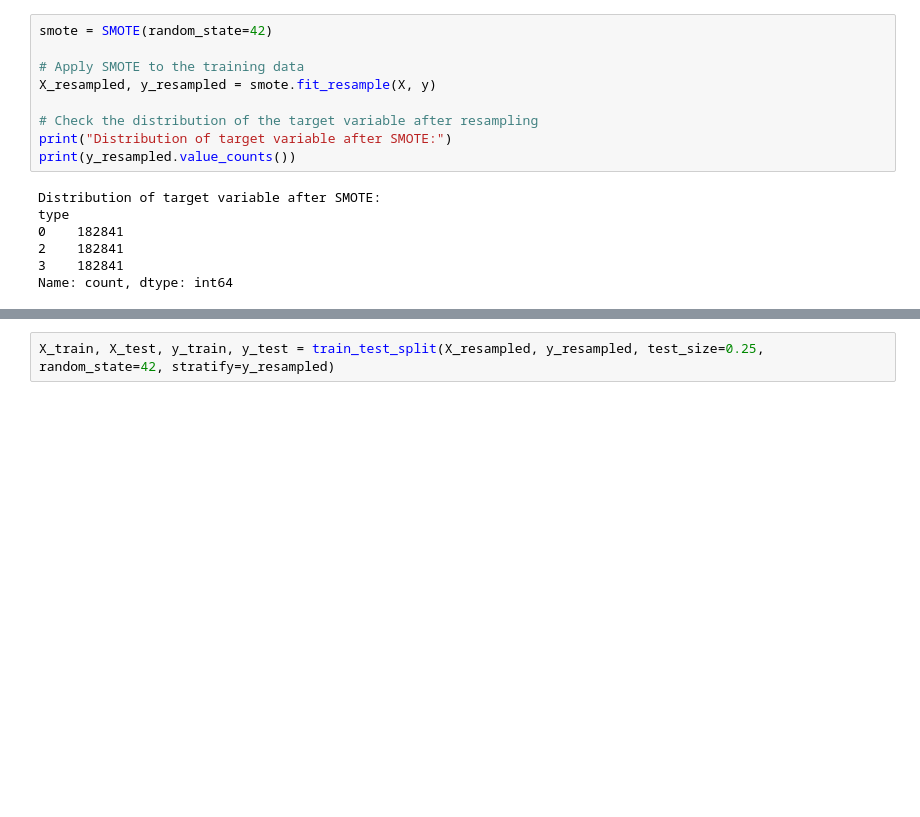
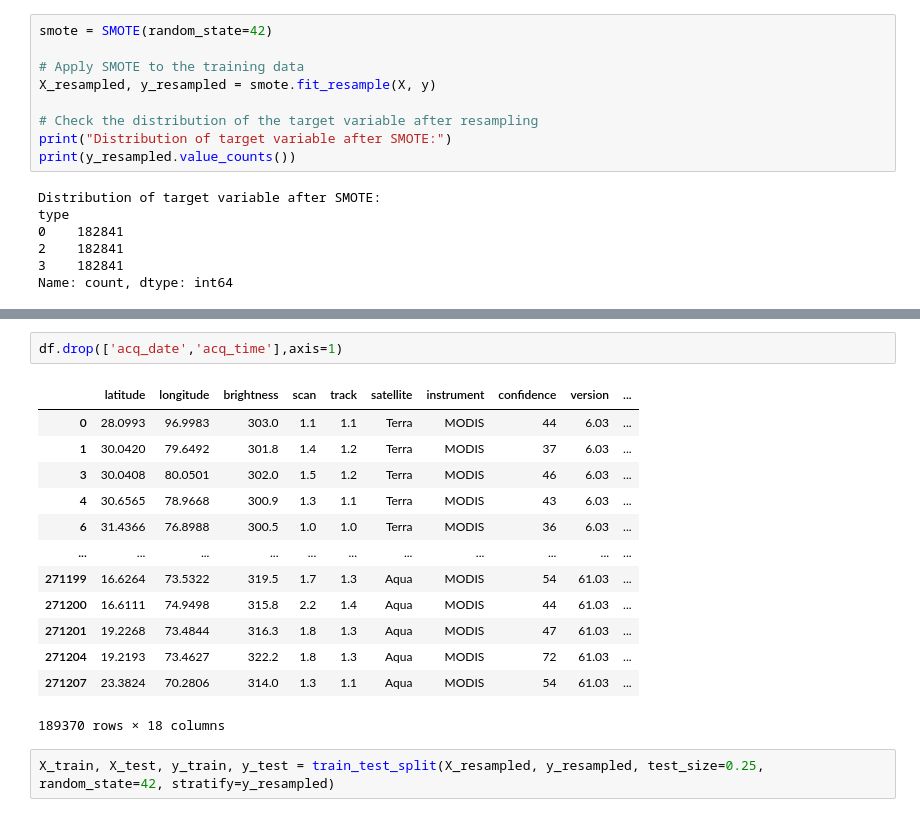
Before and after one commit to vasthav-2005/Deforestation_fire, a Jupyter notebook: Fire_type_classification.ipynb, the cells around one changed output, grey strips where cells are left out. Drawn from its saved outputs; the diff is of its cells as text; blank space fills up the shorter version.

```diff
--- a/Fire_type_classification.ipynb
+++ b/Fire_type_classification.ipynb
@@ -545,3 +470,19 @@ Name: count, dtype: int64
+# %%
+df.drop(['acq_date','acq_time'],axis=1)
+# %% [output]
+|  | latitude | longitude | brightness | scan | track | satellite | instrument | confidence | version | ... |
+| 0 | 28.0993 | 96.9983 | 303.0 | 1.1 | 1.1 | Terra | MODIS | 44 | 6.03 | ... |
+| 1 | 30.0420 | 79.6492 | 301.8 | 1.4 | 1.2 | Terra | MODIS | 37 | 6.03 | ... |
+| 3 | 30.0408 | 80.0501 | 302.0 | 1.5 | 1.2 | Terra | MODIS | 46 | 6.03 | ... |
+| 4 | 30.6565 | 78.9668 | 300.9 | 1.3 | 1.1 | Terra | MODIS | 43 | 6.03 | ... |
+| 6 | 31.4366 | 76.8988 | 300.5 | 1.0 | 1.0 | Terra | MODIS | 36 | 6.03 | ... |
+| ... | ... | ... | ... | ... | ... | ... | ... | ... | ... | ... |
+| 271199 | 16.6264 | 73.5322 | 319.5 | 1.7 | 1.3 | Aqua | MODIS | 54 | 61.03 | ... |
+| 271200 | 16.6111 | 74.9498 | 315.8 | 2.2 | 1.4 | Aqua | MODIS | 44 | 61.03 | ... |
+| 271201 | 19.2268 | 73.4844 | 316.3 | 1.8 | 1.3 | Aqua | MODIS | 47 | 61.03 | ... |
+| 271204 | 19.2193 | 73.4627 | 322.2 | 1.8 | 1.3 | Aqua | MODIS | 72 | 61.03 | ... |
+| 271207 | 23.3824 | 70.2806 | 314.0 | 1.3 | 1.1 | Aqua | MODIS | 54 | 61.03 | ... |
+189370 rows × 18 columns
 # %%
 X_train, X_test, y_train, y_test = train_test_split(X_resampled, y_resampled, test_size=0.25, random_state=42, stratify=y_resampled)
 # %%
```
Also changed, not shown: parts of 22 cells of this notebook.
